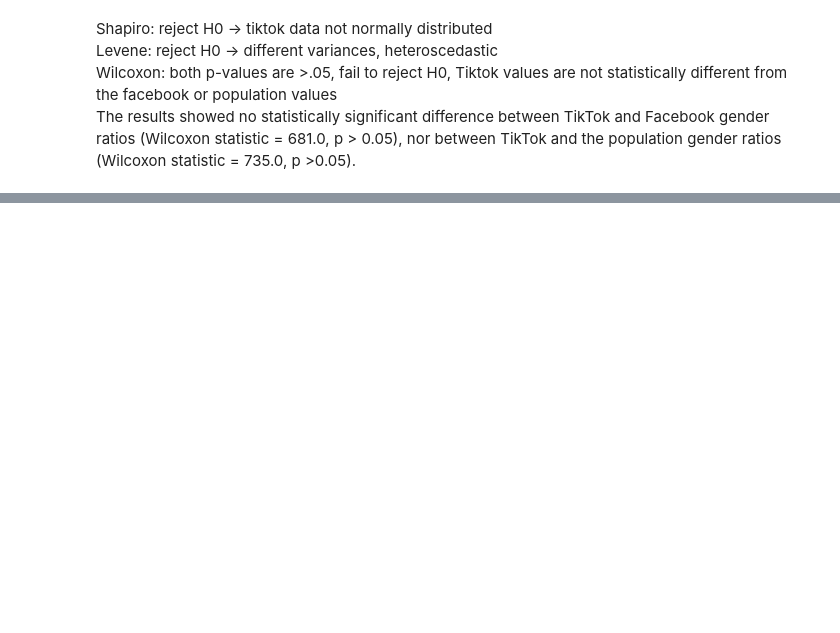
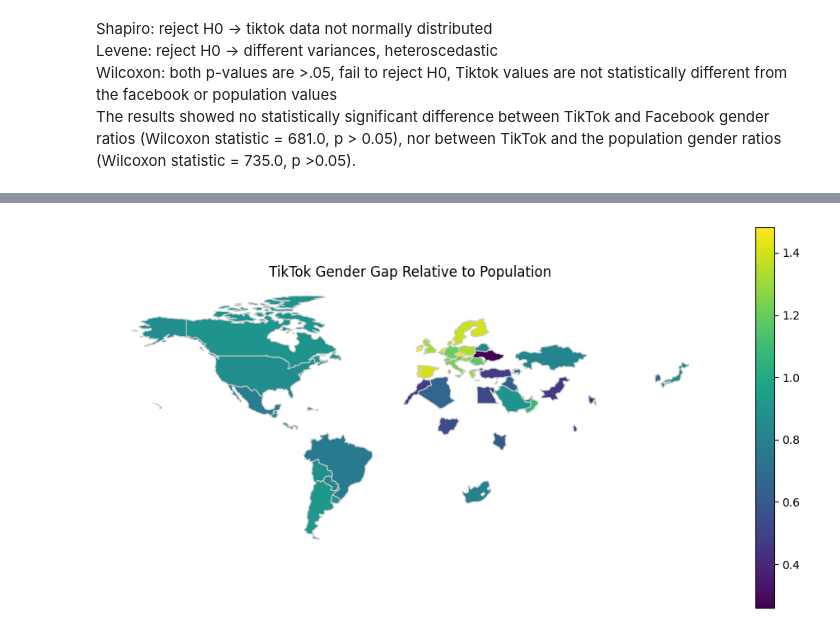
Before and after one commit to hschwed/PDSAI, a Jupyter notebook: poster_input/analyses.ipynb, the cells around one changed output, grey strips where cells are left out. Cells and saved outputs as stored; diff of their text form; code cells hidden in the pictures; blank space fills up the shorter version.

```diff
--- a/poster_input/analyses.ipynb
+++ b/poster_input/analyses.ipynb
@@ -142,0 +180,26 @@ KeyError: "['Variable'] not in index"
+# %%
+# creating map of tiktok
+import geopandas as gpd
+import pandas as pd
+import matplotlib.pyplot as plt
+
+# Example data
+df = pd.read_csv("../outputs/gap_by_country.csv")
+df = df[["country_code","relative_gap"]]
+
+# Load world geometry
+world = gpd.read_file("map/ne_110m_admin_0_countries.shp")
+
+# Merge
+df = df.rename(columns={"country_code": "ISO_A3"})
+merged = world.merge(df, on='ISO_A3', how='left')
+
+# Plot
+fig, ax = plt.subplots(figsize=(12, 6))
+merged.plot(column='relative_gap', cmap='viridis', linewidth=0.8, edgecolor='0.8',
+            legend=True, ax=ax)
+ax.set_title('TikTok Gender Gap Relative to Population')
+plt.axis('off')
+plt.show()
+# %% [output]
+[figure, added]
```
Also changed, not shown: parts of 5 cells of this notebook.
